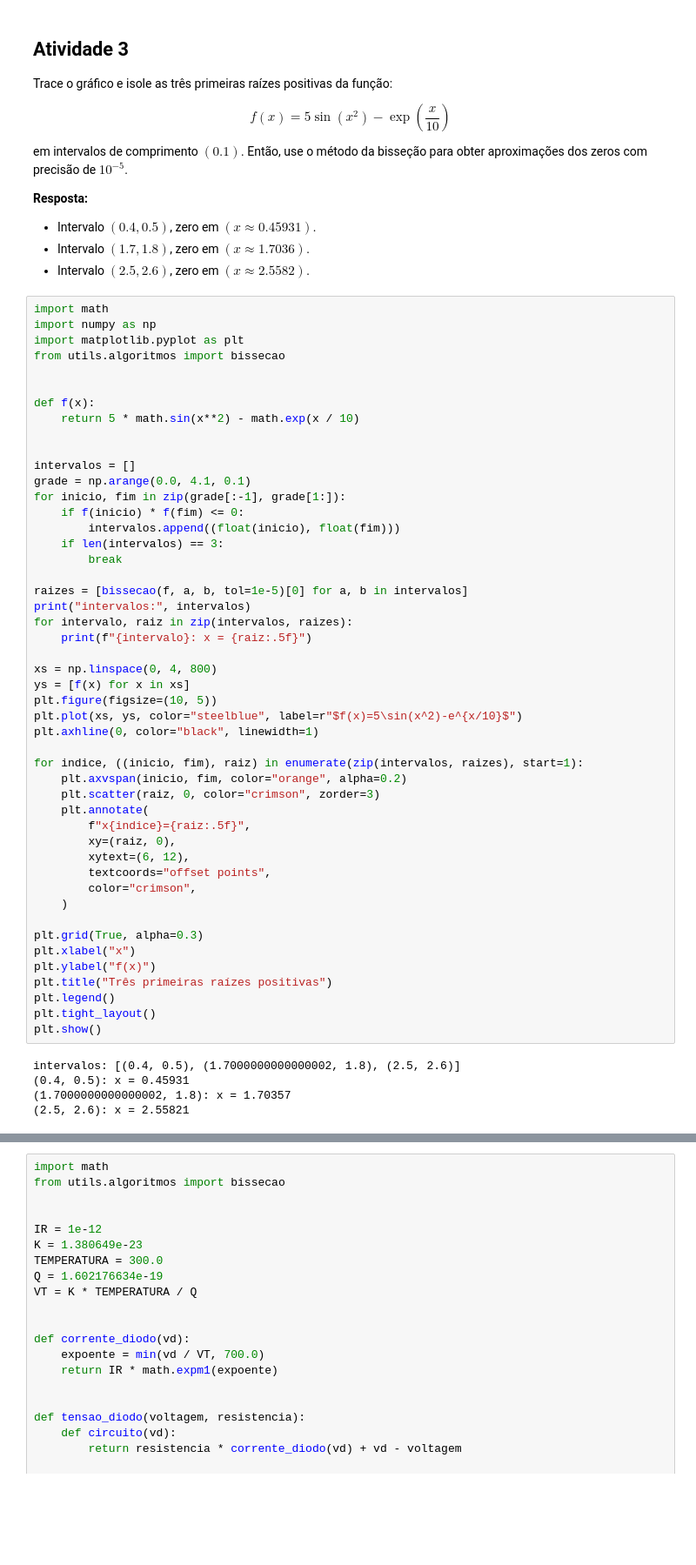
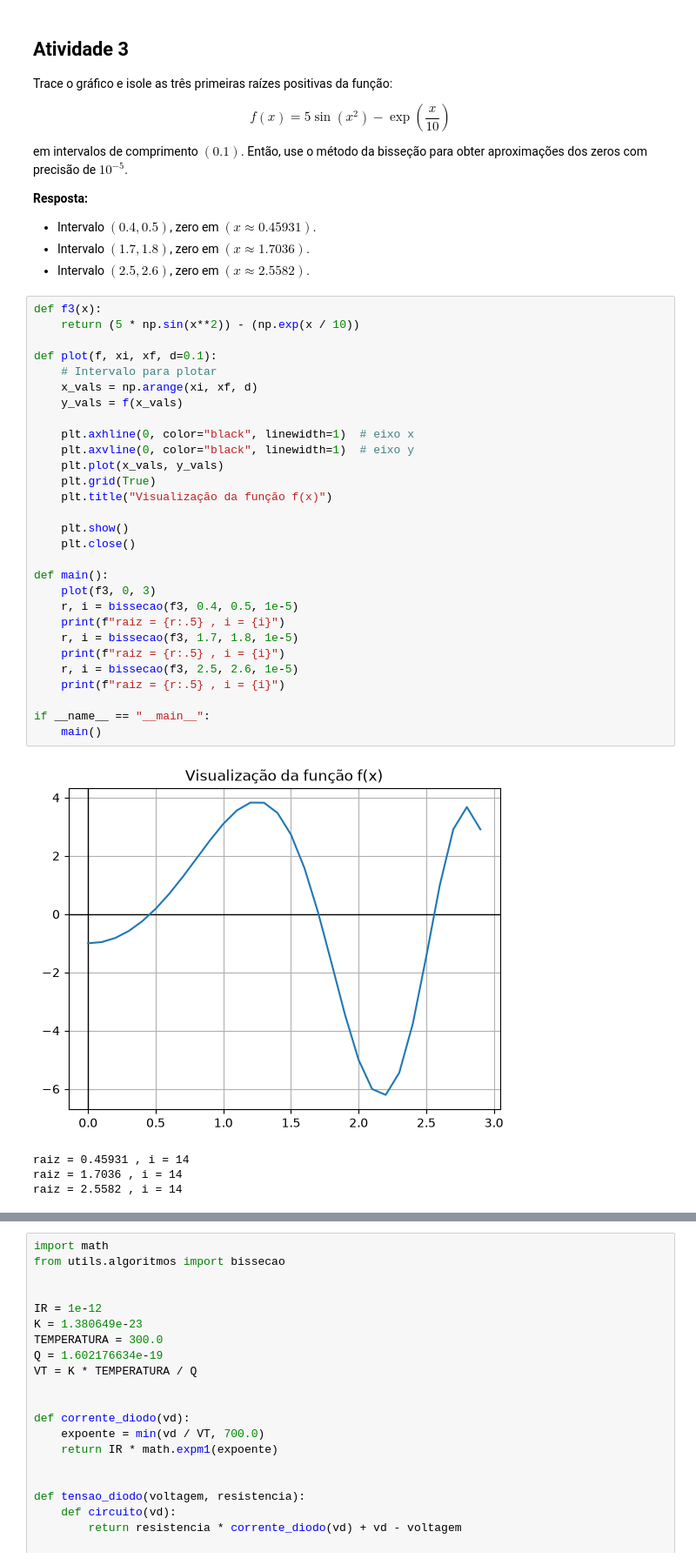
Before and after one commit to nalionfilho/cnum, a Jupyter notebook: notebooks/semana4.ipynb, the cells around one changed output, grey strips where cells are left out. Shown at 87% size. Drawn from its saved outputs; the diff is of its cells as text; blank space fills up the shorter version.

```diff
--- a/notebooks/semana4.ipynb
+++ b/notebooks/semana4.ipynb
@@ -158,55 +158,36 @@ em intervalos de comprimento $(0.1)$. Então, use o método da bisseção para o
 - Intervalo $(1.7, 1.8)$, zero em $(x \approx 1.7036)$.
 - Intervalo $(2.5, 2.6)$, zero em $(x \approx 2.5582)$.
 # %%
-import math
-import numpy as np
-import matplotlib.pyplot as plt
-from utils.algoritmos import bissecao
+def f3(x):
+    return (5 * np.sin(x**2)) - (np.exp(x / 10))
 
+def plot(f, xi, xf, d=0.1):
+    # Intervalo para plotar
+    x_vals = np.arange(xi, xf, d)
+    y_vals = f(x_vals)
 
-def f(x):
-    return 5 * math.sin(x**2) - math.exp(x / 10)
+    plt.axhline(0, color="black", linewidth=1)  # eixo x
+    plt.axvline(0, color="black", linewidth=1)  # eixo y
+    plt.plot(x_vals, y_vals)
+    plt.grid(True)
+    plt.title("Visualização da função f(x)")
 
+    plt.show()
+    plt.close()
 
-intervalos = []
-grade = np.arange(0.0, 4.1, 0.1)
-for inicio, fim in zip(grade[:-1], grade[1:]):
-    if f(inicio) * f(fim) <= 0:
-        intervalos.append((float(inicio), float(fim)))
-    if len(intervalos) == 3:
-        break
+def main():
+    plot(f3, 0, 3)
+    r, i = bissecao(f3, 0.4, 0.5, 1e-5)
+    print(f"raiz = {r:.5} , i = {i}")
+    r, i = bissecao(f3, 1.7, 1.8, 1e-5)
+    print(f"raiz = {r:.5} , i = {i}")
+    r, i = bissecao(f3, 2.5, 2.6, 1e-5)
+    print(f"raiz = {r:.5} , i = {i}")
 
-raizes = [bissecao(f, a, b, tol=1e-5)[0] for a, b in intervalos]
-print("intervalos:", intervalos)
-for intervalo, raiz in zip(intervalos, raizes):
-    print(f"{intervalo}: x = {raiz:.5f}")
-
-xs = np.linspace(0, 4, 800)
-ys = [f(x) for x in xs]
-plt.figure(figsize=(10, 5))
-plt.plot(xs, ys, color="steelblue", label=r"$f(x)=5\sin(x^2)-e^{x/10}$")
-plt.axhline(0, color="black", linewidth=1)
-
-for indice, ((inicio, fim), raiz) in enumerate(zip(intervalos, raizes), start=1):
-    plt.axvspan(inicio, fim, color="orange", alpha=0.2)
-    plt.scatter(raiz, 0, color="crimson", zorder=3)
-    plt.annotate(
-        f"x{indice}={raiz:.5f}",
-        xy=(raiz, 0),
-        xytext=(6, 12),
-        textcoords="offset points",
-        color="crimson",
-    )
-
-plt.grid(True, alpha=0.3)
-plt.xlabel("x")
-plt.ylabel("f(x)")
-plt.title("Três primeiras raízes positivas")
-plt.legend()
-plt.tight_layout()
-plt.show()
+if __name__ == "__main__":
+    main()
 # %% [output]
+[figure, new version]
-intervalos: [(0.4, 0.5), (1.7000000000000002, 1.8), (2.5, 2.6)]
-(0.4, 0.5): x = 0.45931
-(1.7000000000000002, 1.8): x = 1.70357
-(2.5, 2.6): x = 2.55821
+raiz = 0.45931 , i = 14
+raiz = 1.7036 , i = 14
+raiz = 2.5582 , i = 14
```
Also changed, not shown: parts of 1 cell of this notebook, 1 other file.
